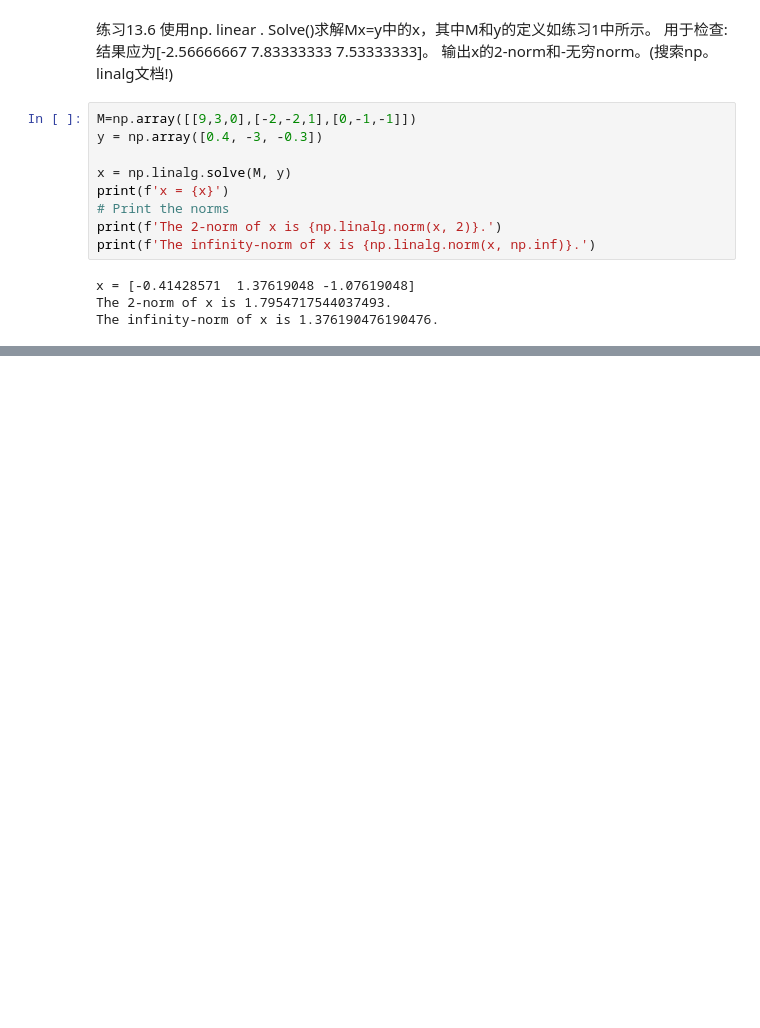
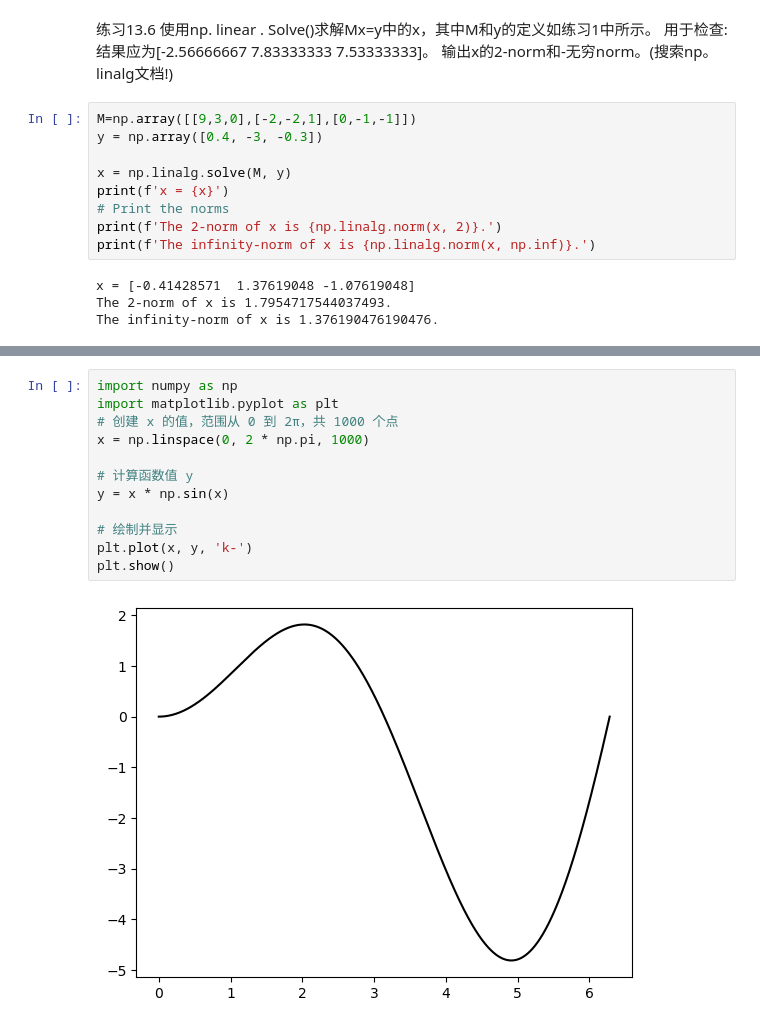
Before and after one commit to Chenji-s/test1, a Jupyter notebook: 教学week4.ipynb, the cells around one changed output, grey strips where cells are left out. Cells and saved outputs as stored; diff of their text form; blank space fills up the shorter version.

```diff
--- a/教学week4.ipynb
+++ b/教学week4.ipynb
@@ -672,0 +681,14 @@ The infinity-norm of x is 1.376190476190476.
+# %%
+import numpy as np
+import matplotlib.pyplot as plt
+# 创建 x 的值，范围从 0 到 2π，共 1000 个点
+x = np.linspace(0, 2 * np.pi, 1000)
+
+# 计算函数值 y
+y = x * np.sin(x)
+
+# 绘制并显示
+plt.plot(x, y, 'k-')
+plt.show()
+# %% [output]
+[figure, added]
```
Also changed, not shown: parts of 9 cells of this notebook.
